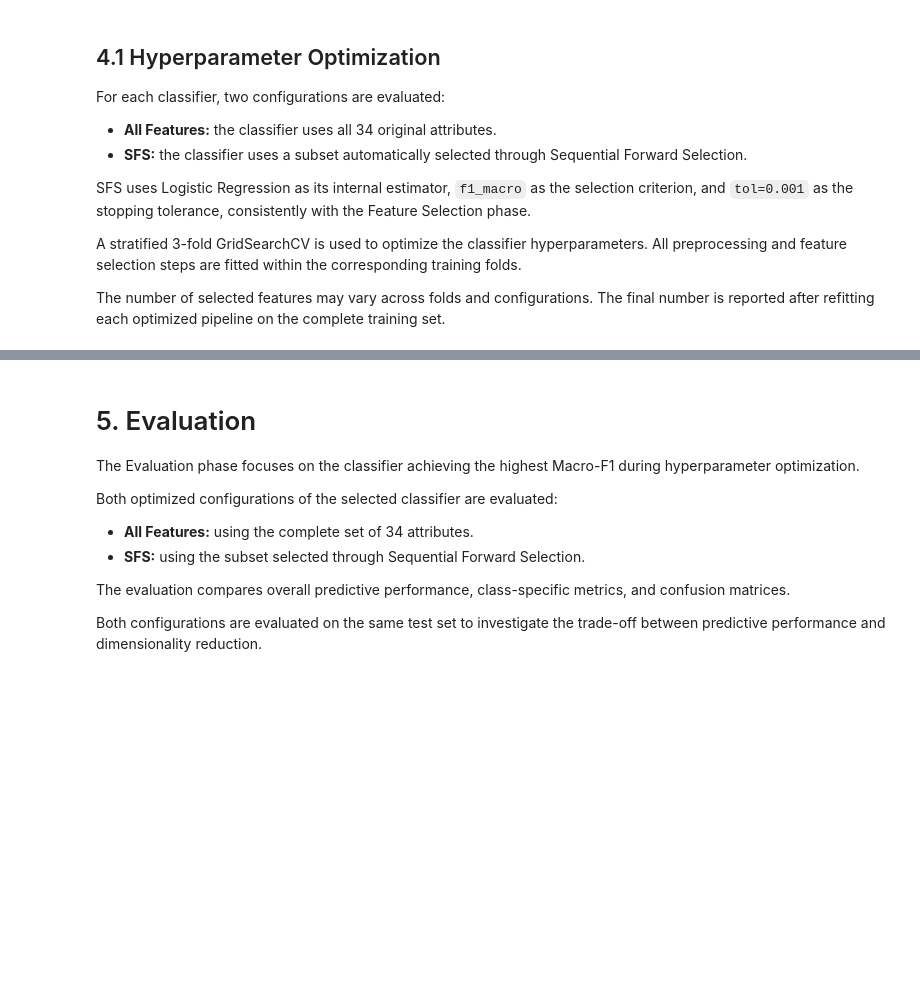
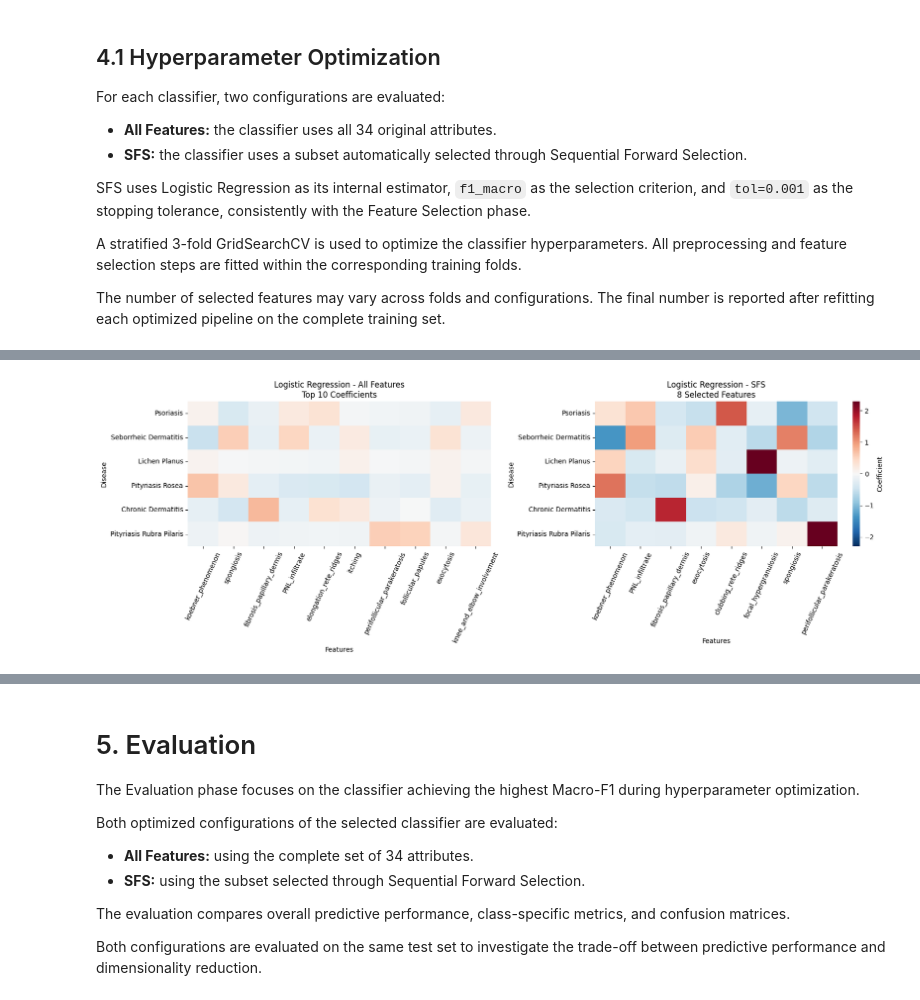
Before and after one commit to lolloantonioli/dermatology-disease-classification, a Jupyter notebook: dermatology_disease_classification.ipynb, the cells around one changed output, grey strips where cells are left out. Cells and saved outputs as stored; diff of their text form; code cells hidden in the pictures; blank space fills up the shorter version.

```diff
--- a/dermatology_disease_classification.ipynb
+++ b/dermatology_disease_classification.ipynb
@@ -1584,0 +1601,79 @@ plt.show()
+# %%
+
+# Logistic Regression: Baseline vs SFS
+
+lr_baseline = tuned_models["Logistic Regression - All Features"]
+lr_sfs = tuned_models["Logistic Regression - SFS"]
+
+def get_lr_coefficients(pipe):
+    names = pipe.named_steps["prep"].get_feature_names_out()
+
+    if "select" in pipe.named_steps:
+        names = names[pipe.named_steps["select"].get_support()]
+
+    model = pipe.named_steps["model"]
+
+    return pd.DataFrame(
+        model.coef_,
+        index=[disease_names[i] for i in model.classes_],
+        columns=names
+    )
+
+coef_baseline = get_lr_coefficients(lr_baseline)
+coef_sfs = get_lr_coefficients(lr_sfs)
+
+# Top 12 features by mean absolute coefficient
+top_features = (
+    coef_baseline.abs()
+    .mean(axis=0)
+    .nlargest(10)
+    .index
+)
+
+fig, axes = plt.subplots(1, 2, figsize=(17, 6))
+
+# Same color scale for both heatmaps
+vmax = max(
+    coef_baseline[top_features].abs().max().max(),
+    coef_sfs.abs().max().max()
+)
+
+sns.heatmap(
+    coef_baseline[top_features],
+    cmap="RdBu_r",
+    center=0,
+    vmin=-vmax,
+    vmax=vmax,
+    ax=axes[0],
+    cbar=False
+)
+
+axes[0].set_title("Logistic Regression - All Features\nTop 10 Coefficients")
+axes[0].set_xlabel("Features")
+axes[0].set_ylabel("Disease")
+
+sns.heatmap(
+    coef_sfs,
+    cmap="RdBu_r",
+    center=0,
+    vmin=-vmax,
+    vmax=vmax,
+    ax=axes[1],
+    cbar_kws={"label": "Coefficient"}
+)
+
+axes[1].set_title(
+    f"Logistic Regression - SFS\n"
+    f"{coef_sfs.shape[1]} Selected Features"
+)
+axes[1].set_xlabel("Features")
+axes[1].set_ylabel("Disease")
+
+for ax in axes:
+    ax.tick_params(axis="x", rotation=65)
+    ax.tick_params(axis="y", rotation=0)
+
+plt.tight_layout()
+plt.show()
+# %% [output]
+[figure, added]
```
Also changed, not shown: parts of 11 cells of this notebook.
